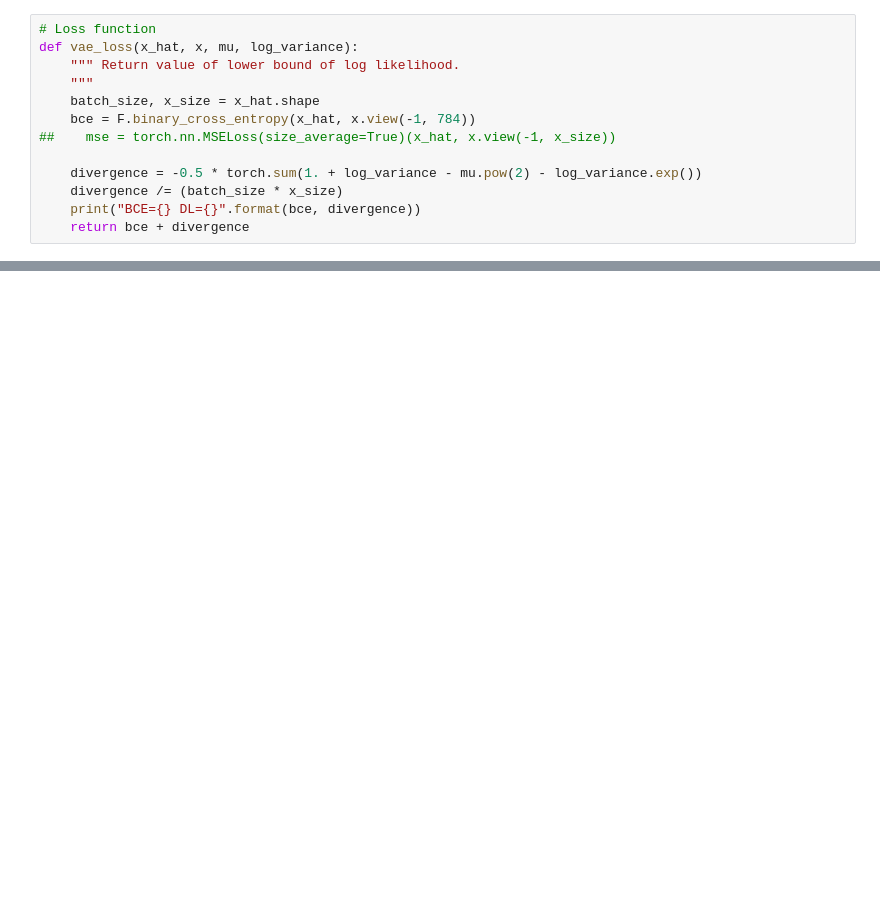
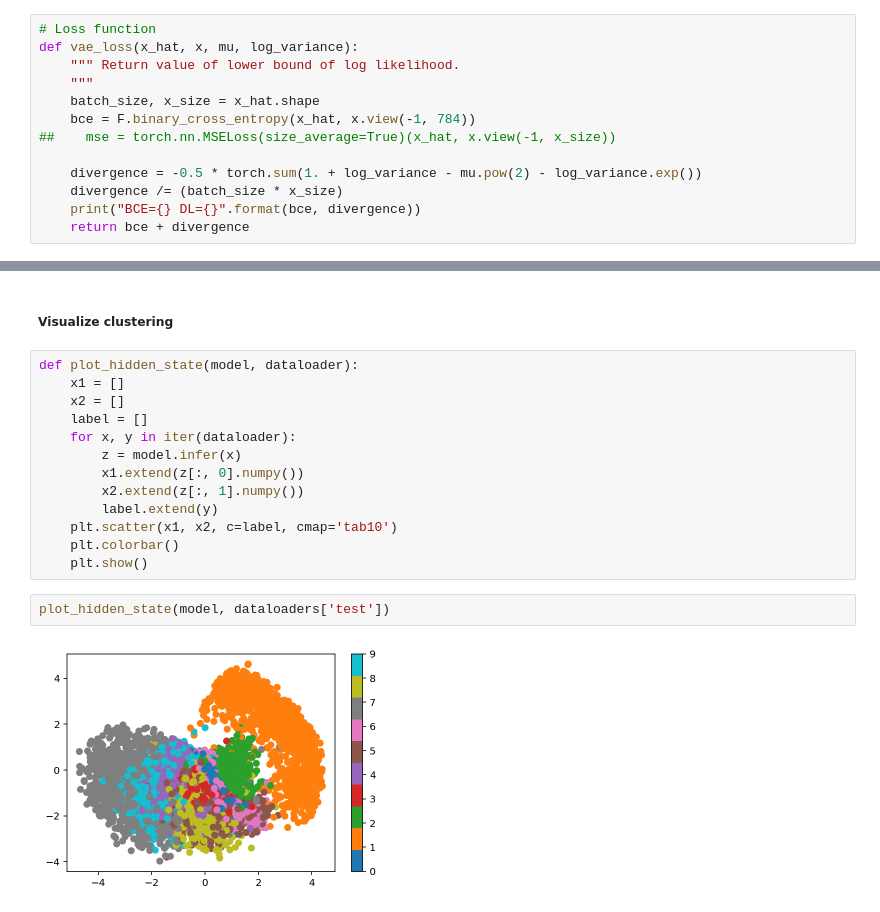
Before and after one commit to kotliarov/machine-learning, a Jupyter notebook: autoencoder/variational-autoencoder.ipynb, the cells around one changed output, grey strips where cells are left out. Drawn from its saved outputs; the diff is of its cells as text; blank space fills up the shorter version.

```diff
--- a/autoencoder/variational-autoencoder.ipynb
+++ b/autoencoder/variational-autoencoder.ipynb
@@ -176,0 +185,19 @@ with torch.no_grad():
+# %% [markdown]
+##### Visualize clustering
+# %%
+def plot_hidden_state(model, dataloader):
+    x1 = []
+    x2 = []
+    label = []
+    for x, y in iter(dataloader):
+        z = model.infer(x)
+        x1.extend(z[:, 0].numpy())
+        x2.extend(z[:, 1].numpy())
+        label.extend(y)
+    plt.scatter(x1, x2, c=label, cmap='tab10')
+    plt.colorbar()
+    plt.show()
+# %%
+plot_hidden_state(model, dataloaders['test'])
+# %% [output]
+[figure, added]
```
Also changed, not shown: parts of 4 cells of this notebook.
